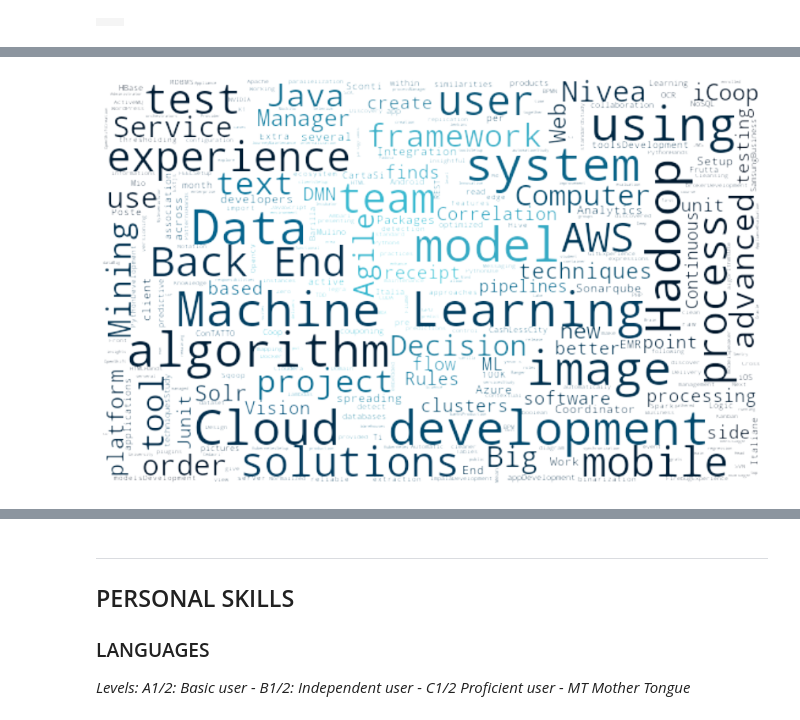
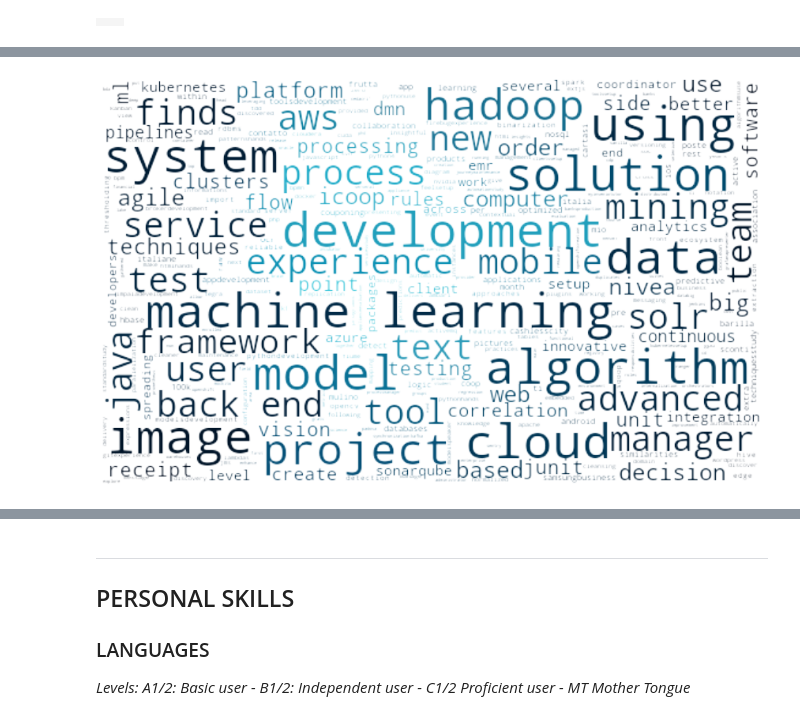
Before and after one commit to lucafon/lucafon.github.io, a Jupyter notebook: CV.ipynb, the cells around one changed output, grey strips where cells are left out. Saved outputs shown, nothing was run; the diff lists cells and outputs as text; code cells hidden in the pictures.

```diff
--- a/CV.ipynb
+++ b/CV.ipynb
@@ -296,7 +296,7 @@ from wordcloud import WordCloud, ImageColorGenerator, STOPWORDS
 d = os.getcwd()
 
 # load wikipedia text on rainbow
-text = long_text
+text = long_text.lower()
 
 # load image. This has been modified in gimp to be brighter and have more saturation.
 background_color = np.array(Image.open(os.path.join(d, "images/background.jpeg")))
@@ -305,34 +305,34 @@ background_color = background_color[::3, ::3]
 
 # create mask  white is "masked out"
 background_mask = background_color.copy()
 background_mask[background_mask.sum(axis=2) == 0] = 255
 
 # some finesse: we enforce boundaries between colors so they get less washed out.
 # For that we do some edge detection in the image
 edges = np.mean([gaussian_gradient_magnitude(background_color[:, :, i] / 255., 2) for i in range(3)], axis=0)
 background_mask[edges > .08] = 255
 
 stopwords = set(STOPWORDS)
 stopwords.add("different")
 
 # create wordcloud. A bit sluggish, you can subsample more strongly for quicker rendering
 # relative_scaling=0 means the frequencies in the data are reflected less
 # acurately but it makes a better picture
 wc = WordCloud(max_words=2000, mask=background_mask, max_font_size=40, random_state=42, relative_scaling=0, stopwords=stopwords, background_color="rgba(255, 255, 255, 0)", mode="RGBA")
 
 # generate word cloud
 wc.generate(text)
 
 # create coloring from image
 image_colors = ImageColorGenerator(background_color)
 wc.recolor(color_func=image_colors)
 plt.figure(figsize=(15, 10))
 plt.imshow(wc, interpolation="bilinear")
 plt.axis("off")
 wc.to_file("images/word_cloud.png")
 plt.show()
 # %% [output]
-[figure, old version]
+[figure, new version]
 # %% [markdown]
 __________________
 ## EDUCATION
```
Also changed, not shown: 16 other files.
